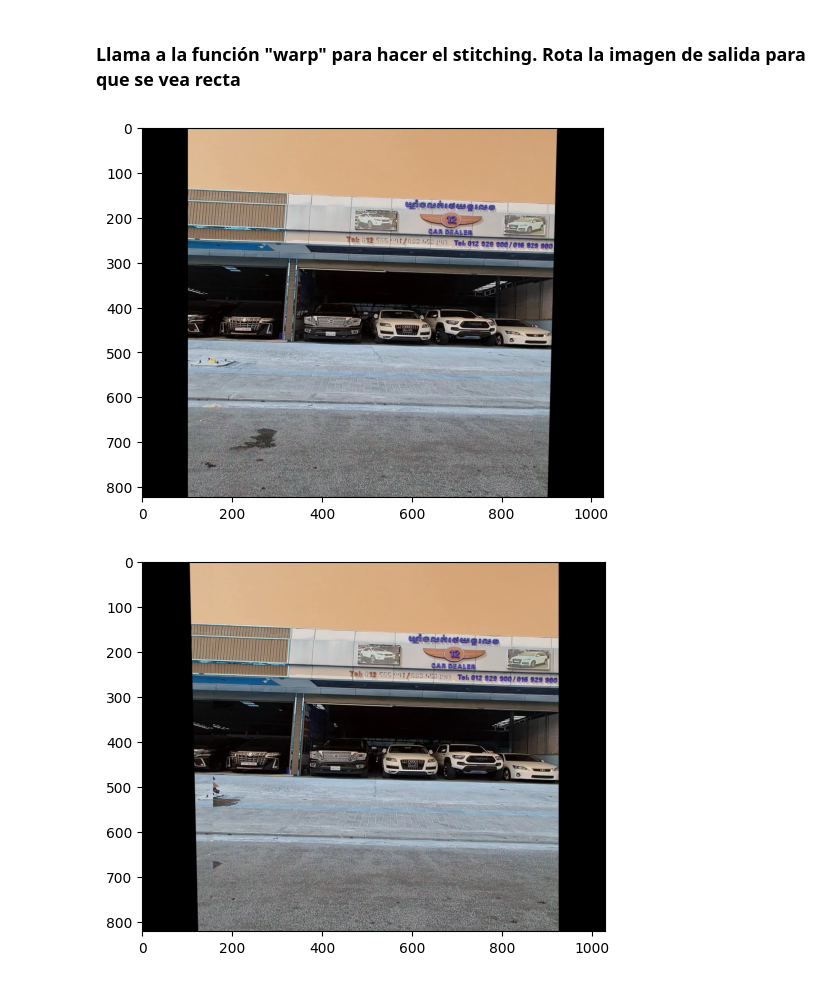
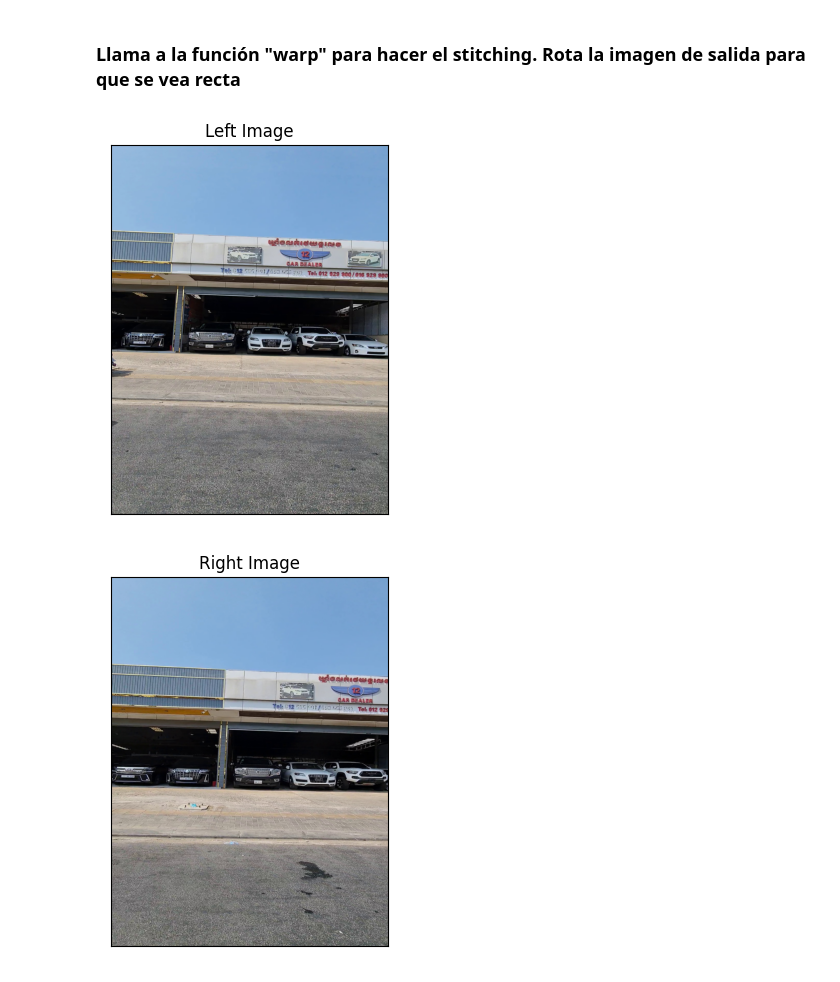
Before and after one commit to Javirios03/Vision_Ordenador, a Jupyter notebook: 3 - Procesado de Imagen (II)/practica3-to do.ipynb, the cells around one changed output. Drawn from its saved outputs; the diff is of its cells as text; code cells hidden in the pictures.

```diff
--- a/3 - Procesado de Imagen (II)/practica3-to do.ipynb
+++ b/3 - Procesado de Imagen (II)/practica3-to do.ipynb
@@ -238,10 +257,13 @@ import matplotlib.pyplot as plt
 # %% [markdown]
 ### Lee las imágenes car0 y car1 y almacénalas en la variable "left" y "right". Tras leerlas, deberás aplicar un resize a la dimensión 1024,768 aplicando la flag cv2.INTER_AREA
 # %%
-
+left = cv2.imread('images/car0.jpg')
+right = cv2.imread('images/car1.jpg')
 
 dim=(1024,768)
-# Implementa aquí tu código
+# Resize the images
+left = cv2.resize(left, dim, interpolation = cv2.INTER_AREA)
+right = cv2.resize(right, dim, interpolation = cv2.INTER_AREA)
 # %% [markdown]
 ### Aplica la función sift.detectAndCompute de python aplicada sobre la imagen car0 y car1 de nuestro dataset para encontrar los keypoints en ellas según el método SIFT
 
@@ -258,7 +280,7 @@ dim=(1024,768)
 def stitching(img1, img2, min_match_count = 10):
     sift = cv2.SIFT_create()
 
-
+    # Obtain keypoints and descriptors using SIFT
     keypoints1, descriptors1 = sift.detectAndCompute(img1, None)
     keypoints2, descriptors2 = sift.detectAndCompute(img2, None)
 
@@ -275,7 +297,11 @@ def stitching(img1, img2, min_match_count = 10):
 
 
     good_matches = []
-    # Implementa aquí tu código para calcular tus "good matches"
+
+    # Lowe's ratio test
+    for m, n in matches:
+        if m.distance < 0.75 * n.distance:
+            good_matches.append(m)
 
     if len(good_matches) > min_match_count:
         src_pts = np.float32([ keypoints1[good_match.queryIdx].pt
@@ -349,7 +375,16 @@ def warpImages(img1, img2, H):
 ### Llama a la función "warp" para hacer el stitching. Rota la imagen de salida para que se vea recta
 # %%
 
-# Implementa aquí tu código
+image = stitching(left, right)
+
+# Rotate all images
+left = cv2.rotate(left, cv2.ROTATE_90_CLOCKWISE)
+right = cv2.rotate(right, cv2.ROTATE_90_CLOCKWISE)
+image = cv2.rotate(image, cv2.ROTATE_90_CLOCKWISE)
+
+showplt(left, title='Left Image')
+showplt(right, title='Right Image')
+showplt(image, title='Stitched Image')
 # %% [output]
-[figure, old version]
+[figure, new version]
-[figure, old version]
+[figure, new version]
```
Also changed, not shown: parts of 8 cells of this notebook.
